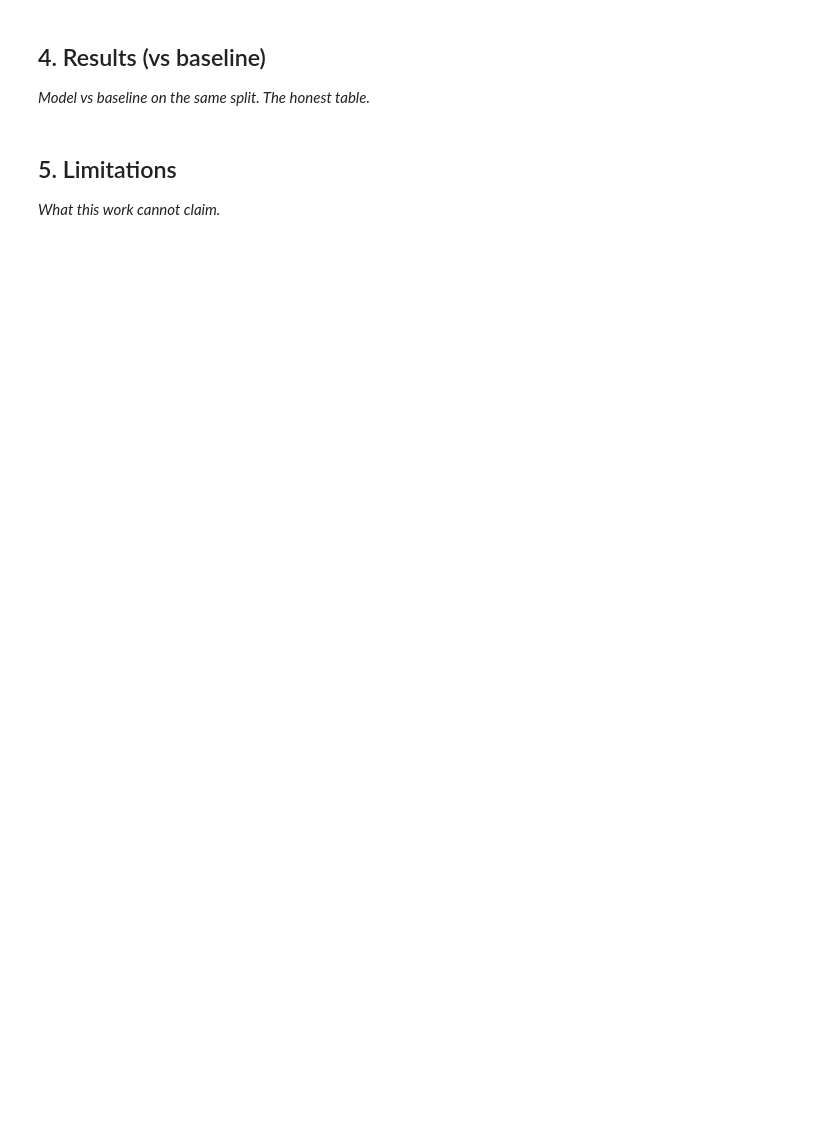
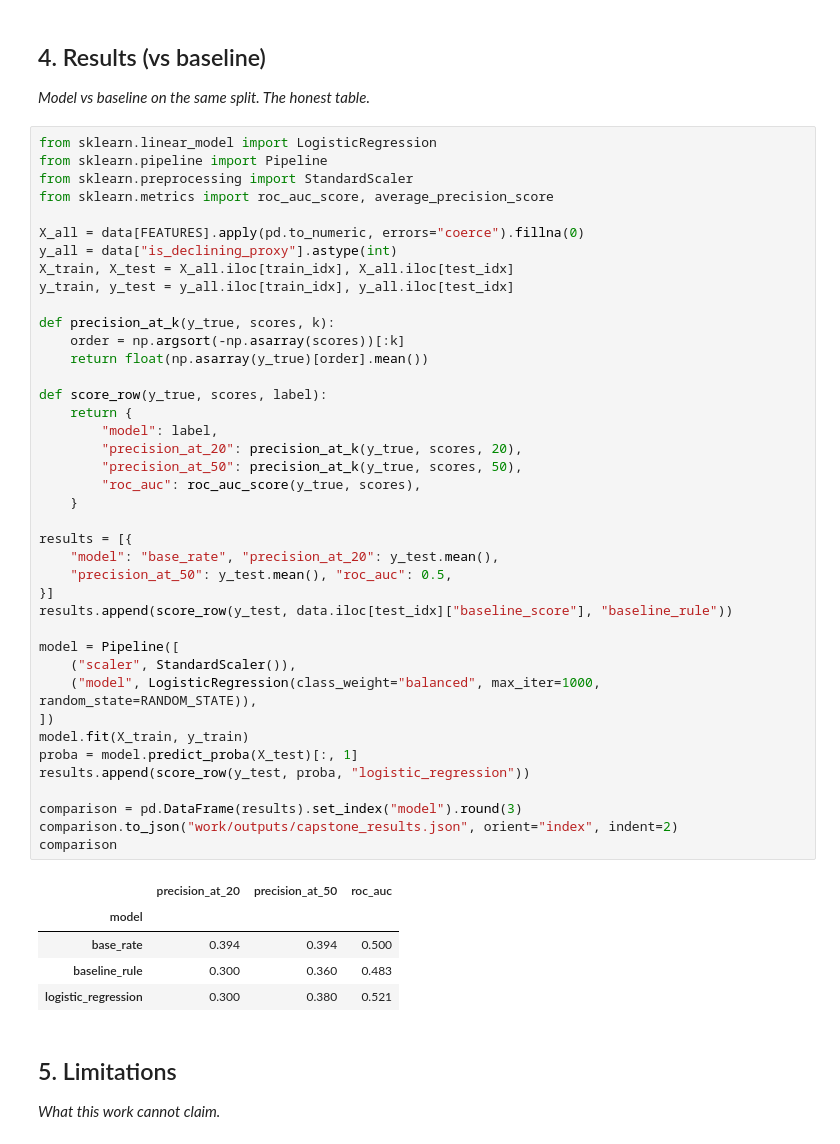
Before and after one commit to irene501/flyrank, a Jupyter notebook: work/notebooks/capstone.ipynb, the cells around one changed output. Drawn from its saved outputs; the diff is of its cells as text; blank space fills up the shorter version.

```diff
--- a/work/notebooks/capstone.ipynb
+++ b/work/notebooks/capstone.ipynb
@@ -22,6 +157,52 @@ This skeleton is yours to fill. Work the sections **in order** — each one has
 ## 4. Results (vs baseline)
 
 *Model vs baseline on the same split. The honest table.*
+# %%
+from sklearn.linear_model import LogisticRegression
+from sklearn.pipeline import Pipeline
+from sklearn.preprocessing import StandardScaler
+from sklearn.metrics import roc_auc_score, average_precision_score
+
+X_all = data[FEATURES].apply(pd.to_numeric, errors="coerce").fillna(0)
+y_all = data["is_declining_proxy"].astype(int)
+X_train, X_test = X_all.iloc[train_idx], X_all.iloc[test_idx]
+y_train, y_test = y_all.iloc[train_idx], y_all.iloc[test_idx]
+
+def precision_at_k(y_true, scores, k):
+    order = np.argsort(-np.asarray(scores))[:k]
+    return float(np.asarray(y_true)[order].mean())
+
+def score_row(y_true, scores, label):
+    return {
+        "model": label,
+        "precision_at_20": precision_at_k(y_true, scores, 20),
+        "precision_at_50": precision_at_k(y_true, scores, 50),
+        "roc_auc": roc_auc_score(y_true, scores),
+    }
+
+results = [{
+    "model": "base_rate", "precision_at_20": y_test.mean(),
+    "precision_at_50": y_test.mean(), "roc_auc": 0.5,
+}]
+results.append(score_row(y_test, data.iloc[test_idx]["baseline_score"], "baseline_rule"))
+
+model = Pipeline([
+    ("scaler", StandardScaler()),
+    ("model", LogisticRegression(class_weight="balanced", max_iter=1000, random_state=RANDOM_STATE)),
+])
+model.fit(X_train, y_train)
+proba = model.predict_proba(X_test)[:, 1]
+results.append(score_row(y_test, proba, "logistic_regression"))
+
+comparison = pd.DataFrame(results).set_index("model").round(3)
+comparison.to_json("work/outputs/capstone_results.json", orient="index", indent=2)
+comparison
+# %% [output]
+|  | precision_at_20 | precision_at_50 | roc_auc |
+| model |  |  |  |
+| base_rate | 0.394 | 0.394 | 0.500 |
+| baseline_rule | 0.300 | 0.360 | 0.483 |
+| logistic_regression | 0.300 | 0.380 | 0.521 |
 # %% [markdown]
 ## 5. Limitations
 
```
Also changed, not shown: parts of 10 cells of this notebook.
